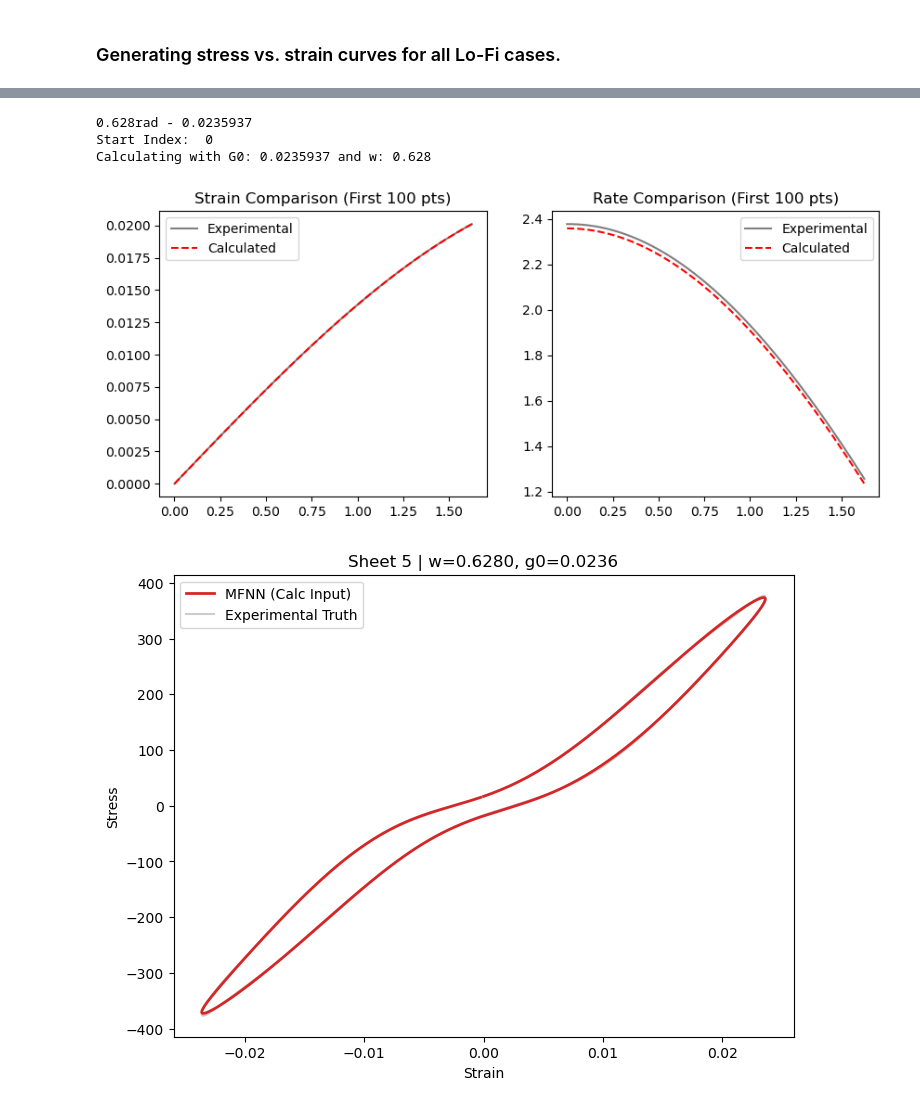
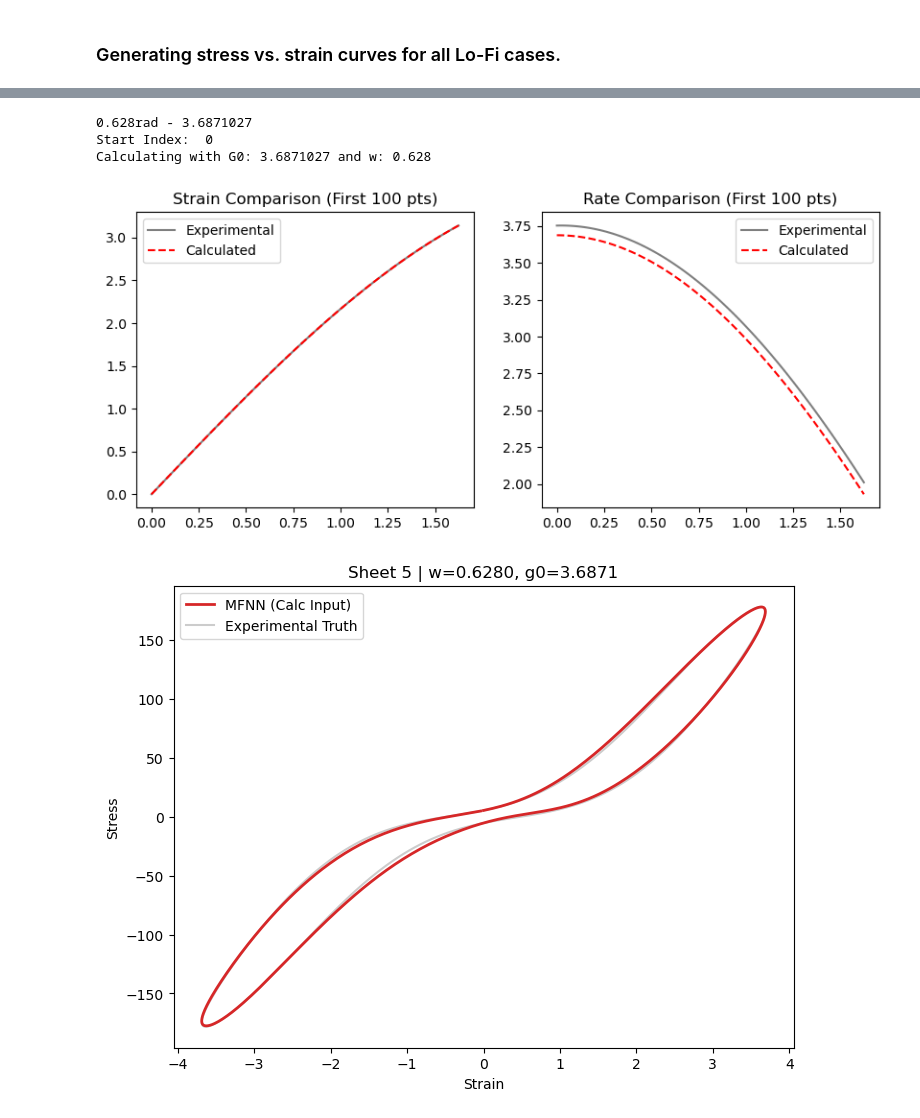
Before and after one commit to alan-ze/PunLab, a Jupyter notebook: mfnn/notebooks/Main_MFNN_SAOS.ipynb, the cells around one changed output, grey strips where cells are left out. Cells and saved outputs as stored; diff of their text form; code cells hidden in the pictures.

Commit message:
Added data for all pig

```diff
--- a/mfnn/notebooks/Main_MFNN_SAOS.ipynb
+++ b/mfnn/notebooks/Main_MFNN_SAOS.ipynb
@@ -71,14 +71,18 @@ files = os.listdir(path)
 df = {}
 Shuffle = False
 
-url_hf_raw = r"/home/alanh/projects/PunLab/mfnn/experiments/Pigs_NegCon/combined_pig_negcon.xlsx"
+url_hf_raw = r"/home/alanh/projects/PunLab/mfnn/data/processed/pig_negcon/combined_pig_negcon.py.xlsx"
 url_lf, url_hf = r"/home/alanh/projects/PunLab/mfnn/notebooks/Data_LF_SAOS.xlsx", r"/home/alanh/projects/PunLab/mfnn/notebooks/Data_HF_SAOS.xlsx"
 
 df_LF = pd.read_excel(url_lf, sheet_name=None)
-data_LF = [[k,v] for k,v in df_LF.items()] #k is the sheet name, v is the pandas df
+data_LF = [
+    [k, v] for k, v in df_LF.items()
+]  # NOTE: Adjust to include different sheets #k is the sheet name, v is the pandas df
 
 df_HF = pd.read_excel(url_hf, sheet_name=None)
-data_HF = [[k,v] for k,v in df_HF.items()]
+data_HF = [
+    [k, v] for k, v in df_HF.items()
+]  # NOTE: Adjust to include different sheets
 
 # Helper function to concatenate all sheets
 def load_and_concat_sheets(data_list):
@@ -270,7 +274,7 @@ class PINNSolver():
             return 100  # a large number
 
         current_loss = self.last_n_losses[-1]
-        max_relative_error = 100.*max([abs(current_loss - loss) / current_loss for loss in self.last_n_losses[:-1]])
+        max_relative_error = 100.*max([abs(current_loss - loss) / current_loss + 1e-8 for loss in self.last_n_losses[:-1]])
         return max_relative_error
 
     def loss_fn(self, X_data_LF, X_data_HF, y_data_LF, y_data_HF):
@@ -451,7 +455,7 @@ We almost have everything by now. Next, we will instantiate the optimizer from `
 # %%
 # lr = tf.keras.optimizers.schedules.PiecewiseConstantDecay([10000,20000],[1e-2,2e-3,1e-3])
 lr = 1e-3
-N=40000
+N=20000
 
 try:
     runtime
@@ -510,8 +510,11 @@ path = os.getcwd()
 files = os.listdir(path)
 df = {}
 df = pd.read_excel(url_hf_raw, sheet_name=None)
-data = [[k,v] for k,v in df.items()]
-data.pop(23)    # Removed this sheet in Lo-Fi as well due to bad data
+data = [
+    [k, v] for k, v in df.items()
+    if (v["Oscillation strain"].iloc[0] <= 5) & (v["Oscillation strain"].iloc[0] >= 0.00)
+]  # NOTE: Adjust to include different sheets
+
 t_train, g_train, w_train = np.array([]), np.array([]), np.array([])
 s_train = np.array([])
 
@@ -819,7 +750,7 @@ print(f"Calculating with G0: {g0} and w: {omega}")
 # 3. Calculate analytical Strain and Rate
 # We use t_test (which is Time_adj) from the extractor
 st_test_calc = g0 * np.sin(omega * t_test)
-sr_test_calc = g0 * omega * np.cos(omega * t_test) * 100 / omega # TODO: FIX THIS IN DATA
+sr_test_calc = g0 * omega * np.cos(omega * t_test) / omega # TODO: FIX THIS IN DATA
 
 plt.figure(figsize=(10, 4))
 plt.subplot(1, 2, 1)
@@ -836,34 +767,34 @@ plt.legend()
 plt.show()
 
 w_vec = np.full_like(st_test_calc, omega)
 g0_vec = np.full_like(st_test_calc, g0)
 
 X_test = np.column_stack([st_test_calc, sr_test_calc, w_vec, g0_vec])
 y_test = np.column_stack([s_test]) # Ground truth stress
 
 # Normalize
 X_test_norm, y_test_norm = normalize_data(X_test, y_test, norm)
 
 # Predict
 y_LF = model_LF(X_test_norm)
 X_MF = np.column_stack((X_test_norm, y_LF))
 y_MF = model_HF_nl(X_MF) + model_HF_l(X_MF)
 
 # Denormalize
 y_MF_denorm = y_MF * norm[-1]
 
 fig, ax = plt.subplots(figsize=(8, 6))
 ax.plot(st_test_calc, y_MF_denorm, label='MFNN (Calc Input)', color='tab:red', zorder=10, lw=2)
 ax.plot(st_test_exp, s_test, label='Experimental Truth', color='k', alpha=0.2)
 
 plt.xlabel('Strain')
 plt.ylabel('Stress')
 plt.title(f"Sheet 5 | w={omega:.4f}, g0={g0:.4f}")
 plt.legend()
 plt.show()
 # %% [output]
-0.628rad - 0.0235937
+0.628rad - 3.6871027
 Start Index:  0
-Calculating with G0: 0.0235937 and w: 0.628
+Calculating with G0: 3.6871027 and w: 0.628
-[figure, old version]
+[figure, new version]
-[figure, old version]
+[figure, new version]
```
Also changed, not shown: parts of 8 cells of this notebook, 1 other file.
